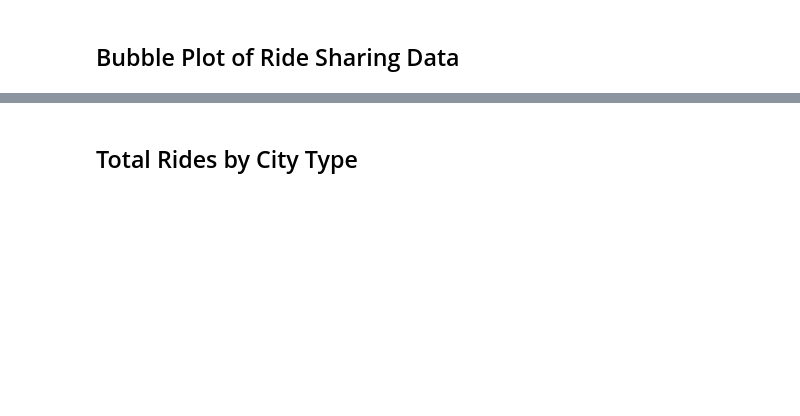
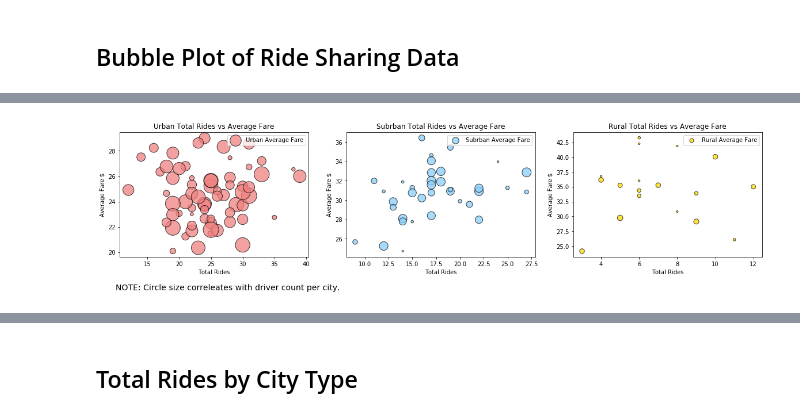
Before and after one commit to warnerm06/Pyber, a Jupyter notebook: pyber_solved_MEW.ipynb, the cells around one changed output, grey strips where cells are left out. Cells and saved outputs as stored; diff of their text form; code cells hidden in the pictures; blank space fills up the shorter version.

```diff
--- a/pyber_solved_MEW.ipynb
+++ b/pyber_solved_MEW.ipynb
@@ -5,6 +5,7 @@ import matplotlib.pyplot as plt
 import pandas as pd
 import numpy as np
 
+colors={'urban':'lightcoral','suburban':'lightskyblue','rural':'gold'}
 # File to Load (Remember to change these)
 city_data_to_load = "data/city_data.csv"
 ride_data_to_load = "data/ride_data.csv"
@@ -15,6 +16,7 @@ ride_data =pd.read_csv(ride_data_to_load)
 
 city_df = pd.DataFrame(city_data)
 ride_df = pd.DataFrame(ride_data)
+
 # Combine the data into a single dataset
 combo_df =pd.merge(city_df, ride_df, how='inner', on=None, left_on=None, right_on=None,
          left_index=False, right_index=False, sort=True,
@@ -92,0 +37,13 @@ plt.show()
+# %%
+#aggregate rides and average of fares
+combo_grouped_df = combo_df.groupby(['city','type'])
+
+def summary(x):
+    fields ={'Average Fare':x['fare'].mean(),
+            'Total Rides': x['ride_id'].count(),
+            'Number of Drivers': x['driver_count'].mean()}
+
+    return pd.Series(fields)
+
+summary_df =combo_grouped_df.apply(summary).reset_index(level='type')
+summary_df.head()
@@ -92,0 +58,52 @@ plt.show()
+# %%
+# Obtain the x and y coordinates for each of the three city types
+# x_axis = summary_df['Total Rides']
+# y_axis = summary_df['Average Fare']
+
+urban_df=summary_df.loc[summary_df['type'] == 'Urban']
+suburban_df=summary_df.loc[summary_df['type'] == 'Suburban']
+rural_df=summary_df.loc[summary_df['type'] == 'Rural']
+
+urban_x_axis = urban_df['Total Rides']
+urban_y_axis = urban_df['Average Fare']
+
+suburban_x_axis = suburban_df['Total Rides']
+suburban_y_axis = suburban_df['Average Fare']
+
+rural_x_axis = rural_df['Total Rides']
+rural_y_axis = rural_df['Average Fare']
+
+#Build the scatter plots for each city types
+fig=plt.figure(figsize = (20,4))
+
+ax1=fig.add_subplot(1,3,1)
+ax2=fig.add_subplot(1,3,2)
+ax3=fig.add_subplot(1,3,3)
+
+ax1.scatter(urban_x_axis, urban_y_axis, marker="o", facecolors=colors['urban'], edgecolors="black",
+            s=urban_df['Number of Drivers']*10, alpha=0.75)
+ax1.title.set_text("Urban Total Rides vs Average Fare")
+ax1.set_xlabel("Total Rides")
+ax1.set_ylabel("Average Fare $")
+ax1.legend(['Urban Average Fare'],loc ='best')
+ax1.text(10, 17, 'NOTE: Circle size correleates with driver count per city.', fontsize=14)
+
+ax2.scatter(suburban_x_axis, suburban_y_axis, marker="o", facecolors=colors['suburban'], edgecolors="black",
+            s=suburban_df['Number of Drivers']*10, alpha=0.75)
+ax2.title.set_text("Subrban Total Rides vs Average Fare")
+ax2.set_xlabel("Total Rides")
+ax2.set_ylabel("Average Fare $")
+ax2.legend(['Subrban Average Fare'],loc ="best")
+
+
+ax3.scatter(rural_x_axis, rural_y_axis, marker="o", facecolors=colors['rural'], edgecolors="black",
+            s=rural_df['Number of Drivers']*10, alpha=0.75)
+ax3.title.set_text("Rural Total Rides vs Average Fare")
+ax3.set_xlabel("Total Rides")
+ax3.set_ylabel("Average Fare $")
+ax3.legend(['Rural Average Fare'], loc='best')
+
+plt.savefig("Images/type_sep.png")
+plt.show()
+# %% [output]
+[figure, added]
```
Also changed, not shown: parts of 17 cells of this notebook, 6 other files.
